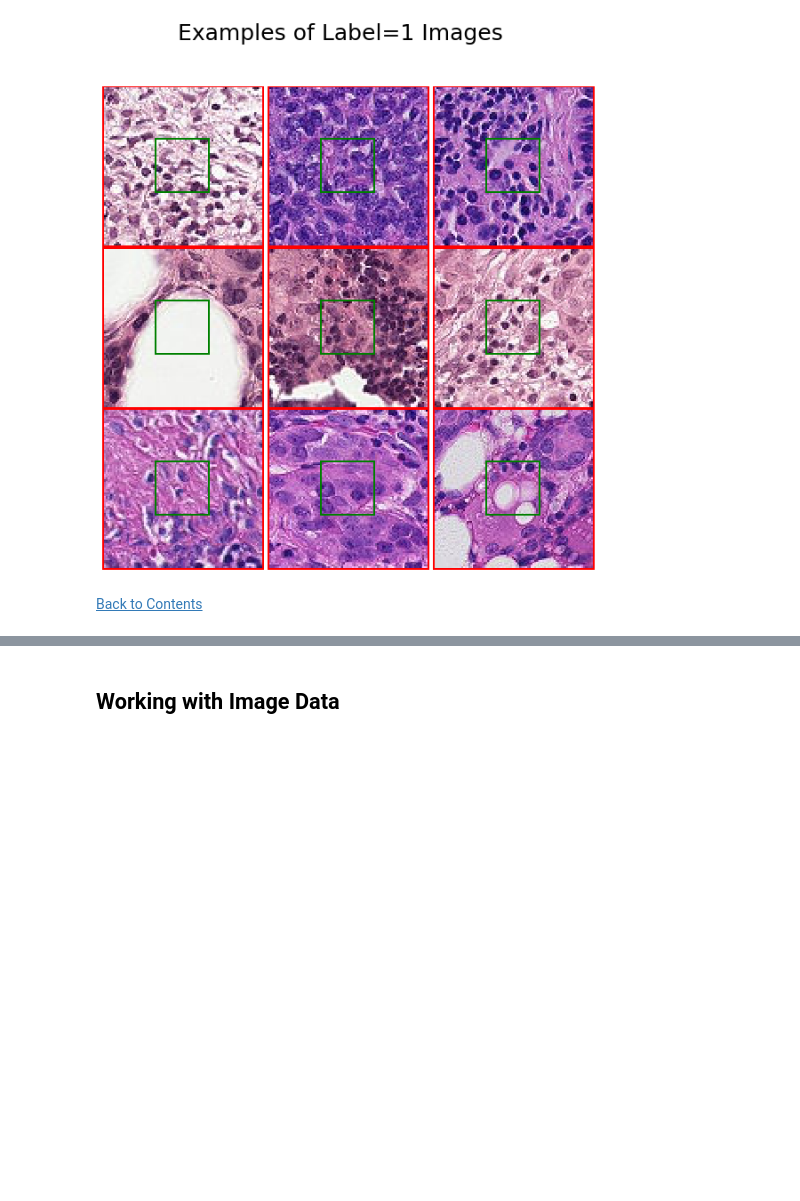
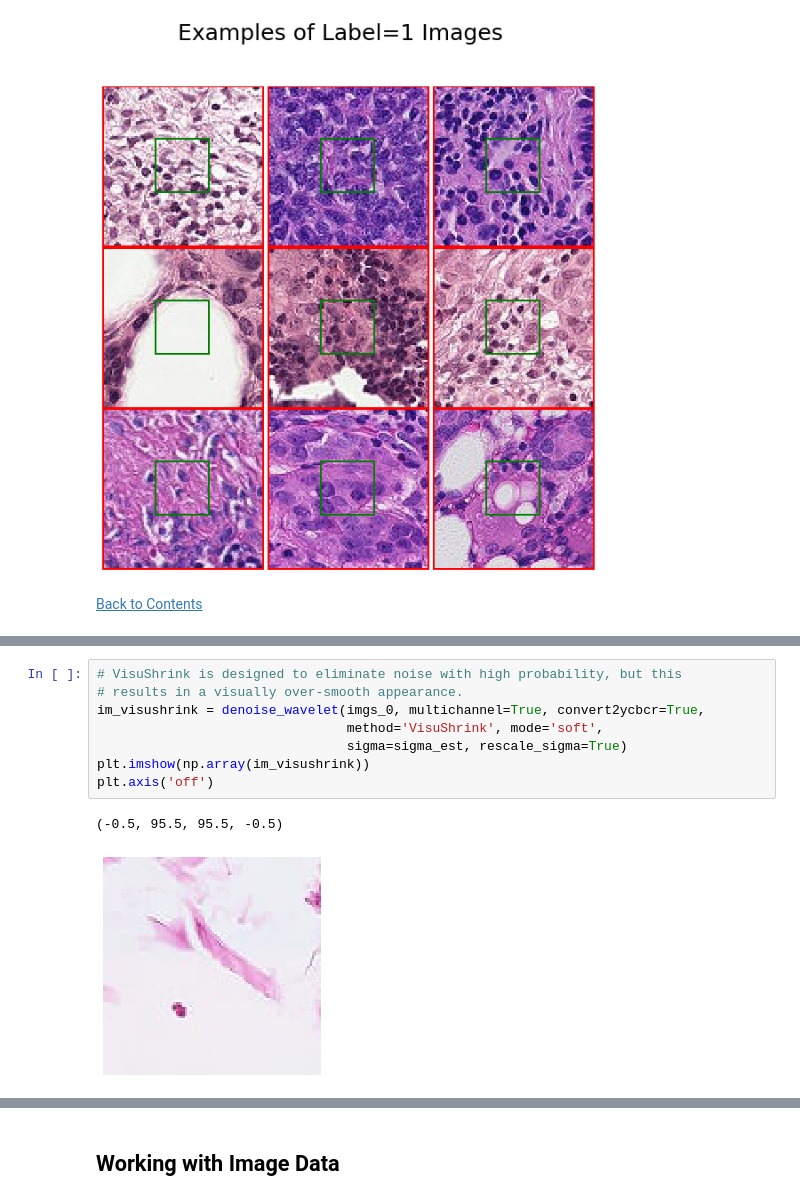
Before and after one commit to alessiot/Histopathologic-Cancer-Detection, a Jupyter notebook: Histopathologic Cancer Detection.ipynb, the cells around one changed output, grey strips where cells are left out. Drawn from its saved outputs; the diff is of its cells as text; blank space fills up the shorter version.

```diff
--- a/Histopathologic Cancer Detection.ipynb
+++ b/Histopathologic Cancer Detection.ipynb
@@ -138,0 +164,11 @@ plot_images(1)
+# %%
+# VisuShrink is designed to eliminate noise with high probability, but this
+# results in a visually over-smooth appearance.
+im_visushrink = denoise_wavelet(imgs_0, multichannel=True, convert2ycbcr=True,
+                                method='VisuShrink', mode='soft',
+                                sigma=sigma_est, rescale_sigma=True)
+plt.imshow(np.array(im_visushrink))
+plt.axis('off')
+# %% [output]
+(-0.5, 95.5, 95.5, -0.5)
+[figure, added]
```
Also changed, not shown: parts of 28 cells of this notebook.
